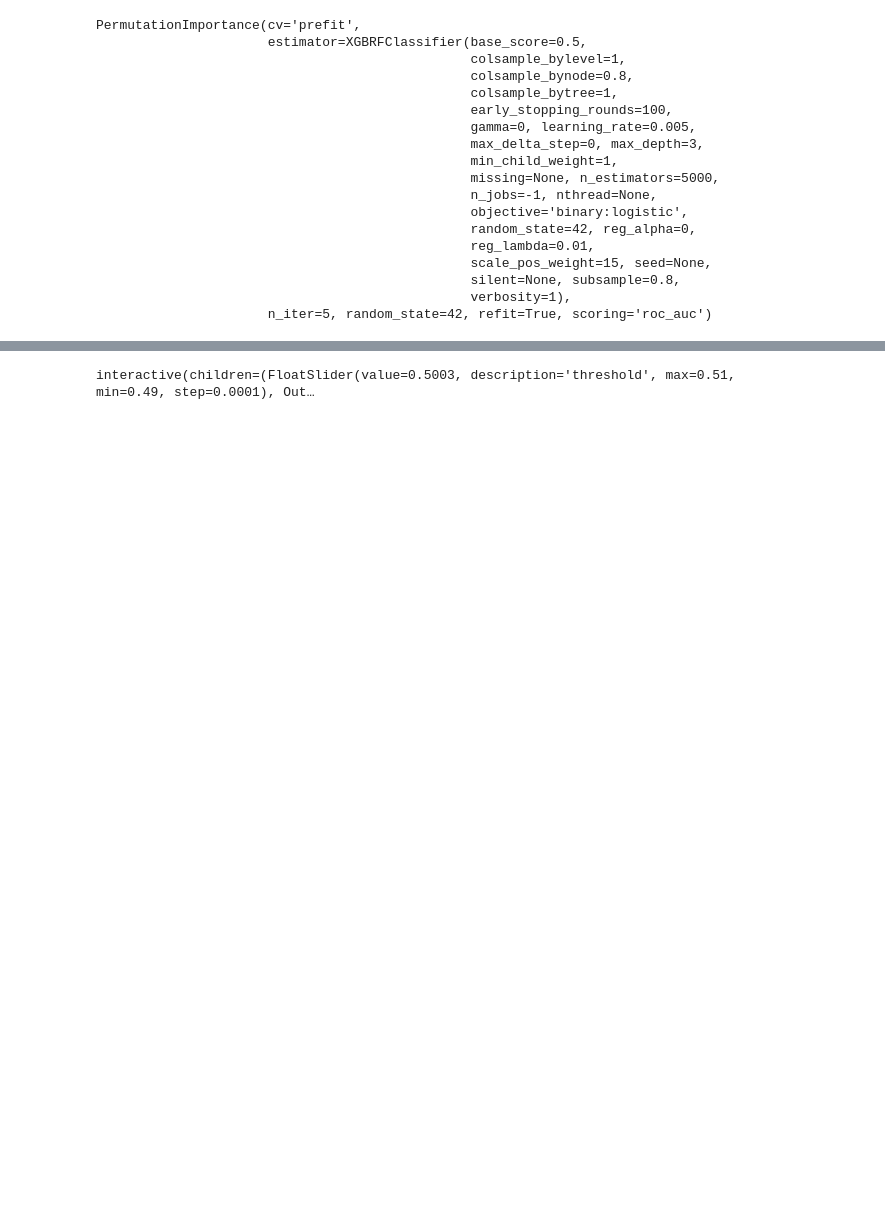
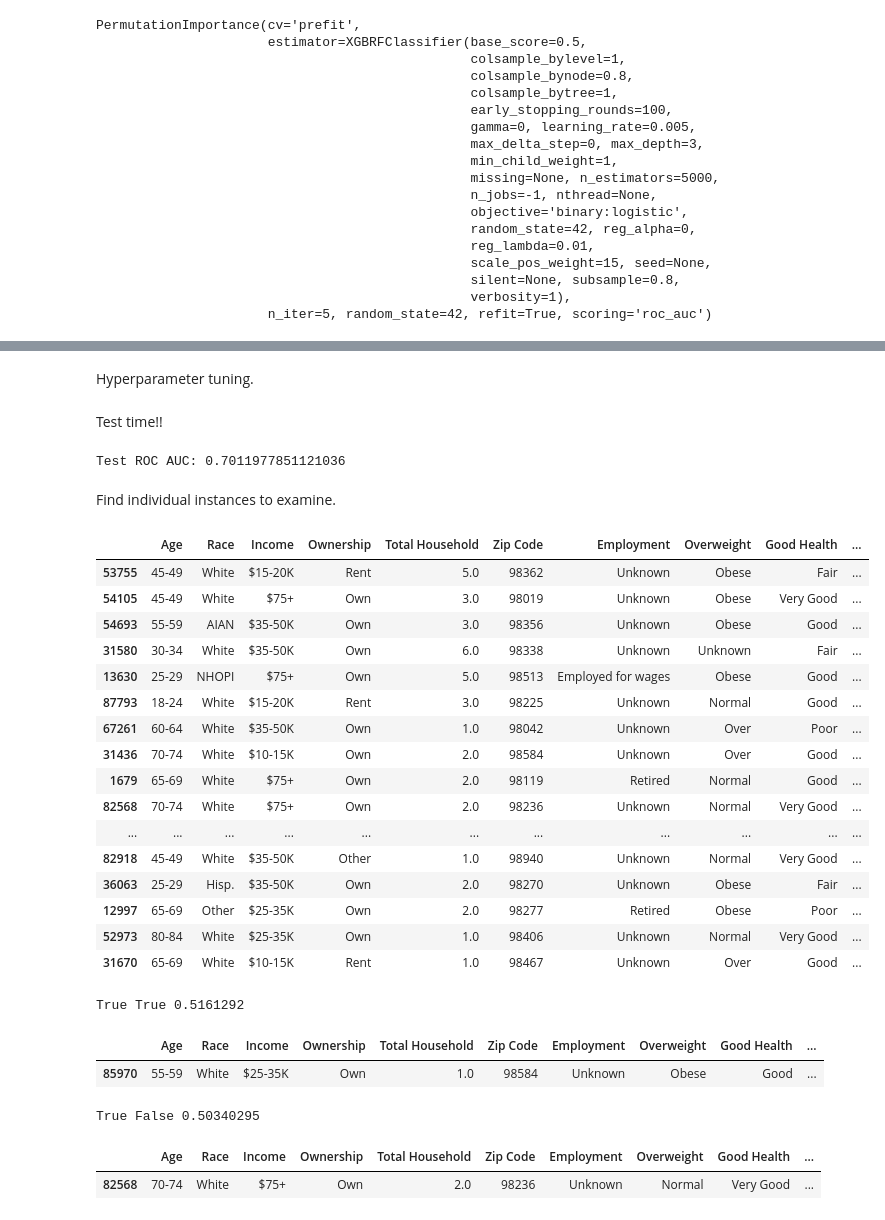
Before and after one commit to llpk79/Project_Blog_Post, a Jupyter notebook: AlsoABlogPost.ipynb, the cells around one changed output, grey strips where cells are left out. Drawn from its saved outputs; the diff is of its cells as text; code cells hidden in the pictures; blank space fills up the shorter version.

```diff
--- a/AlsoABlogPost.ipynb
+++ b/AlsoABlogPost.ipynb
@@ -307,7 +300,53 @@ importance2.sort_values(ascending=True).plot.barh()
-# %%
-interact(set_threshold,
-        y_true=fixed(y_val),
-        y_pred_proba=fixed(y_pred_proba2),
-        threshold=(0.49, 0.51, 0.0001));
-# %% [output]
-interactive(children=(FloatSlider(value=0.5003, description='threshold', max=0.51, min=0.49, step=0.0001), Out…
+# %% [markdown]
+Hyperparameter tuning.
+# %% [markdown]
+Test time!!
+# %%
+
+test_pred_proba = best.predict_proba(X_test_)[:, 1] > 0.5104
+print(f'Test ROC AUC: {roc_auc_score(y_test, test_pred_proba)}')
+# %% [output]
+Test ROC AUC: 0.7011977851121036
+# %% [markdown]
+Find individual instances to examine.
+# %%
+test_trimmed1 = pd.concat([test_trimmed, y_test], axis=1, sort=False)
+test_trimmed1.tail(20)
+# %% [output]
+|  | Age | Race | Income | Ownership | Total Household | Zip Code | Employment | Overweight | Good Health | ... |
+| 53755 | 45-49 | White | $15-20K | Rent | 5.0 | 98362 | Unknown | Obese | Fair | ... |
+| 54105 | 45-49 | White | $75+ | Own | 3.0 | 98019 | Unknown | Obese | Very Good | ... |
+| 54693 | 55-59 | AIAN | $35-50K | Own | 3.0 | 98356 | Unknown | Obese | Good | ... |
+| 31580 | 30-34 | White | $35-50K | Own | 6.0 | 98338 | Unknown | Unknown | Fair | ... |
+| 13630 | 25-29 | NHOPI | $75+ | Own | 5.0 | 98513 | Employed for wages | Obese | Good | ... |
+| 87793 | 18-24 | White | $15-20K | Rent | 3.0 | 98225 | Unknown | Normal | Good | ... |
+| 67261 | 60-64 | White | $35-50K | Own | 1.0 | 98042 | Unknown | Over | Poor | ... |
+| 31436 | 70-74 | White | $10-15K | Own | 2.0 | 98584 | Unknown | Over | Good | ... |
+| 1679 | 65-69 | White | $75+ | Own | 2.0 | 98119 | Retired | Normal | Good | ... |
+| 82568 | 70-74 | White | $75+ | Own | 2.0 | 98236 | Unknown | Normal | Very Good | ... |
+| ... | ... | ... | ... | ... | ... | ... | ... | ... | ... | ... |
+| 82918 | 45-49 | White | $35-50K | Other | 1.0 | 98940 | Unknown | Normal | Very Good | ... |
+| 36063 | 25-29 | Hisp. | $35-50K | Own | 2.0 | 98270 | Unknown | Obese | Fair | ... |
+| 12997 | 65-69 | Other | $25-35K | Own | 2.0 | 98277 | Retired | Obese | Poor | ... |
+| 52973 | 80-84 | White | $25-35K | Own | 1.0 | 98406 | Unknown | Normal | Very Good | ... |
+| 31670 | 65-69 | White | $10-15K | Rent | 1.0 | 98467 | Unknown | Over | Good | ... |
+# %%
+data = test_trimmed1[test_trimmed1.index == 85970]
+data_ = data.drop(columns='Diabetic')
+data_ = pipeline1.transform(data_)
+print(model.predict(data_)[0], best.predict_proba(data_)[:, 1][0] > 0.5104, best.predict_proba(data_)[:, 1][0])
+data
+# %% [output]
+True True 0.5161292
+|  | Age | Race | Income | Ownership | Total Household | Zip Code | Employment | Overweight | Good Health | ... |
+| 85970 | 55-59 | White | $25-35K | Own | 1.0 | 98584 | Unknown | Obese | Good | ... |
+# %%
+data = test_trimmed1[test_trimmed1.index == 82568]
+data_ = data.drop(columns='Diabetic')
+data_ = pipeline1.transform(data_)
+print(model.predict(data_)[0], best.predict_proba(data_)[:, 1][0] > 0.5104, best.predict_proba(data_)[:, 1][0])
+data
+# %% [output]
+True False 0.50340295
+|  | Age | Race | Income | Ownership | Total Household | Zip Code | Employment | Overweight | Good Health | ... |
+| 82568 | 70-74 | White | $75+ | Own | 2.0 | 98236 | Unknown | Normal | Very Good | ... |
```
Also changed, not shown: parts of 25 cells of this notebook, 1 other file.
